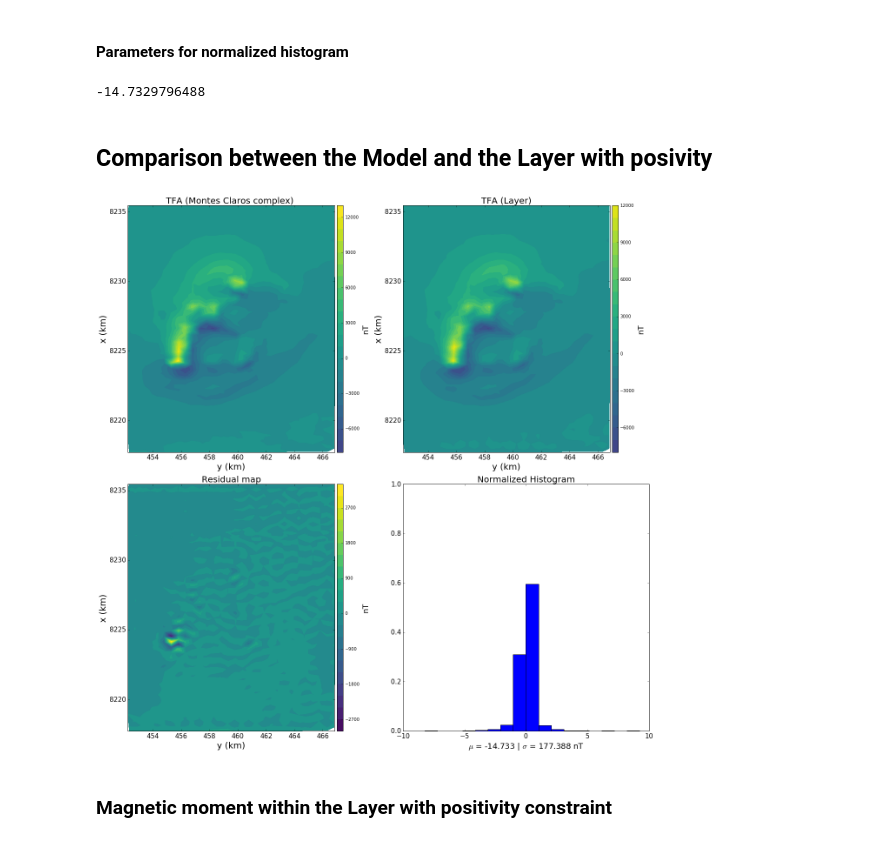
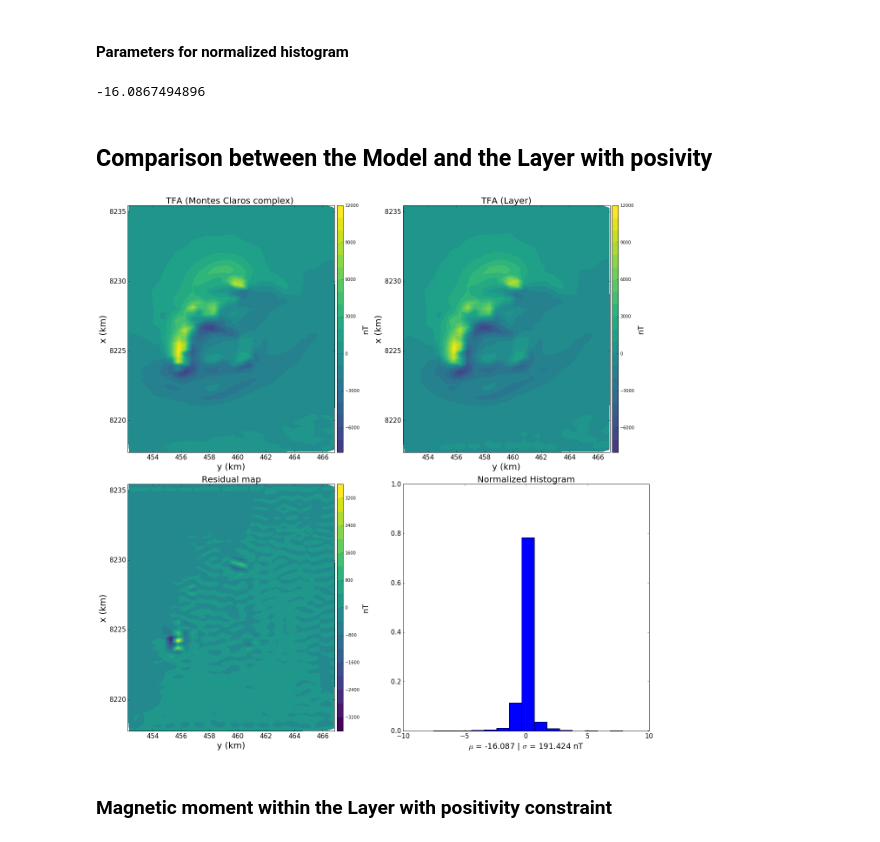
Before and after one commit to pinga-lab/eqlayer-magnetization-direction, a Jupyter notebook: code/notebooks/montes_claros_intrusion/MC_intrusion_EQL_magdirection.ipynb, the cells around one changed output. Drawn from its saved outputs; the diff is of its cells as text; code cells hidden in the pictures.

Commit message:
Montes claros application results

```diff
--- a/code/notebooks/montes_claros_intrusion/MC_intrusion_EQL_magdirection.ipynb
+++ b/code/notebooks/montes_claros_intrusion/MC_intrusion_EQL_magdirection.ipynb
@@ -72,7 +72,7 @@ saturation_factor = 1.
 plt.close('all')
 plt.figure(figsize=(9,9), tight_layout=True)
 
-plt.tricontourf(1e-3*data['y'],1e-3*data['x'],data['tfa_50'],20, cmap='viridis')
+plt.tricontourf(1e-3*data['y'],1e-3*data['x'],data['tfa_40'],20, cmap='viridis')
 plt.colorbar(pad=0.01, aspect=40, shrink=1.0).set_label('nT',size=bottom_font)
 plt.xlabel('y (km)', fontsize = title_font)
 plt.ylabel('x (km)', fontsize = title_font)
@@ -81,7 +81,7 @@ plt.xlim(1e-3*data['y'].min(),1e-3*data['y'].max())
 plt.ylim(1e-3*data['x'].min(),1e-3*data['x'].max())
 plt.tick_params(labelsize=15)
 
-file_name = 'figs/montes_claros_decimated_50'
+file_name = 'figs/montes_claros_decimated_40'
 plt.savefig(file_name+'.png',dpi=300)
 saved_files.append(file_name+'.png')
 
@@ -111,7 +111,7 @@ G = fc.sensitivity_mag(data['x'],data['y'],data['z'],
 # %%
 start_time = timeit.default_timer()
 # %%
-m_pos,_ = nnls(G,data['tfa_50'])
+m_pos,_ = nnls(G,data['tfa_40'])
 # %%
 elapsed = timeit.default_timer() - start_time
 # %%
@@ -124,15 +124,15 @@ tf_pred_pos = fc.tfa_layer(data['x'],data['y'],data['z'],
 # %% [markdown]
 ### Calculating residual
 # %%
-r_pos = data['tfa_50'] - tf_pred_pos
+r_pos = data['tfa_40'] - tf_pred_pos
 # %% [markdown]
 #### Parameters for normalized histogram
 # %%
-r_norm,r_mean,r_std = fc.residual(data['tfa_50'],tf_pred_pos)
+r_norm,r_mean,r_std = fc.residual(data['tfa_40'],tf_pred_pos)
 # %%
 print r_mean
 # %% [output]
--14.7329796488
+-16.0867494896
 # %% [markdown]
 ## Comparison between the Model and the Layer with posivity
 # %%
@@ -142,15 +142,15 @@ saturation_factor = 1.
 plt.close('all')
 plt.figure(figsize=(18,18), tight_layout=True)
 
-ranges = saturation_factor*np.abs([data['tfa_50'].max(),
-                                   data['tfa_50'].min(),
+ranges = saturation_factor*np.abs([data['tfa_40'].max(),
+                                   data['tfa_40'].min(),
                                    tf_pred_pos.max(), tf_pred_pos.min()]).max()
 
 r_ranges = saturation_factor*np.abs([r_pos.max(), r_pos.min()]).max()
 
 
 plt.subplot(2,2,1)
-plt.tricontourf(1e-3*data['y'], 1e-3*data['x'], data['tfa_50'], 20, cmap='viridis',vmin=-ranges, vmax=ranges)
+plt.tricontourf(1e-3*data['y'], 1e-3*data['x'], data['tfa_40'], 20, cmap='viridis',vmin=-ranges, vmax=ranges)
 plt.colorbar(pad=0.01, aspect=40, shrink=1.0).set_label('nT',size=bottom_font)
 plt.xlabel('y (km)', fontsize = title_font)
 plt.ylabel('x (km)', fontsize = title_font)
@@ -172,34 +172,34 @@ plt.tick_params(labelsize=15)
 plt.subplot(2,2,3)
 plt.tricontourf(1e-3*data['y'],1e-3*data['x'], r_pos, 20, cmap='viridis',  vmin=-r_ranges, vmax=r_ranges)
 plt.colorbar(pad=0.01, aspect=40, shrink=1.0).set_label('nT',size=bottom_font)
 plt.xlabel('y (km)', fontsize = title_font)
 plt.ylabel('x (km)', fontsize = title_font)
 plt.title('Residual map', fontsize=title_font)
 plt.xlim(1e-3*data['y'].min(),1e-3*data['y'].max())
 plt.ylim(1e-3*data['x'].min(),1e-3*data['x'].max())
 plt.tick_params(labelsize=15)
 
 
 plt.subplot(2,2,4)
 plt.xlabel('$\mu$ = %.3f | $\sigma$ = %.3f nT' % (r_mean, r_std),
            fontsize = bottom_font)
 nbins = int((np.max(r_norm - np.min(r_norm))))
 plt.hist(r_norm,bins=nbins,normed=True)
 plt.ylim(0.,1.)
 plt.xlim(-10., 10.)
 plt.title('Normalized Histogram',fontsize=title_font)
 plt.tick_params(labelsize=15)
 
 file_name = 'figs/MC_complex_NNLS'
 plt.savefig(file_name+'.png',dpi=300)
 saved_files.append(file_name+'.png')
 
 plt.savefig(file_name+'.eps',dpi=300)
 saved_files.append(file_name+'.eps')
 
 plt.show()
 # %% [output]
-[figure, old version]
+[figure, new version]
 # %% [markdown]
 ### Magnetic moment within the Layer with positivity constraint
 # %%
```
Also changed, not shown: parts of 14 cells of this notebook, 20 other files.
